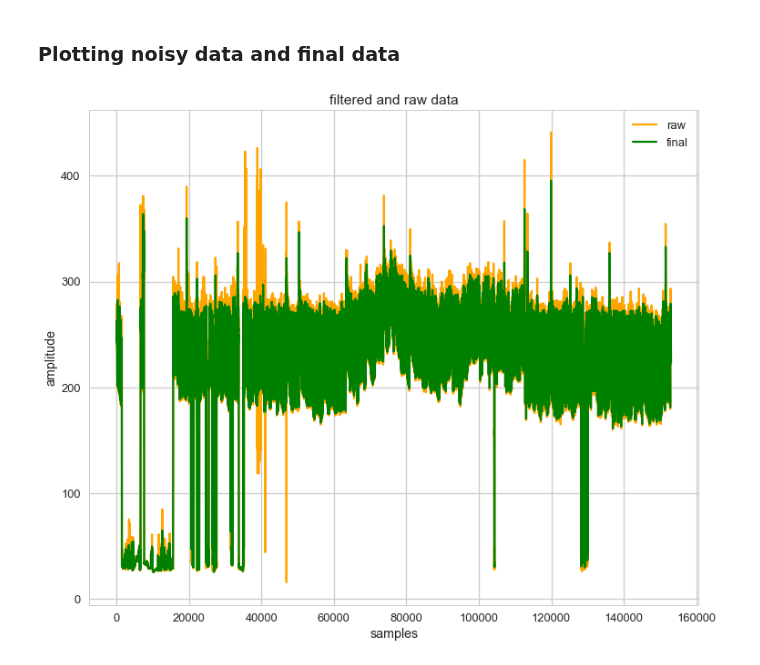
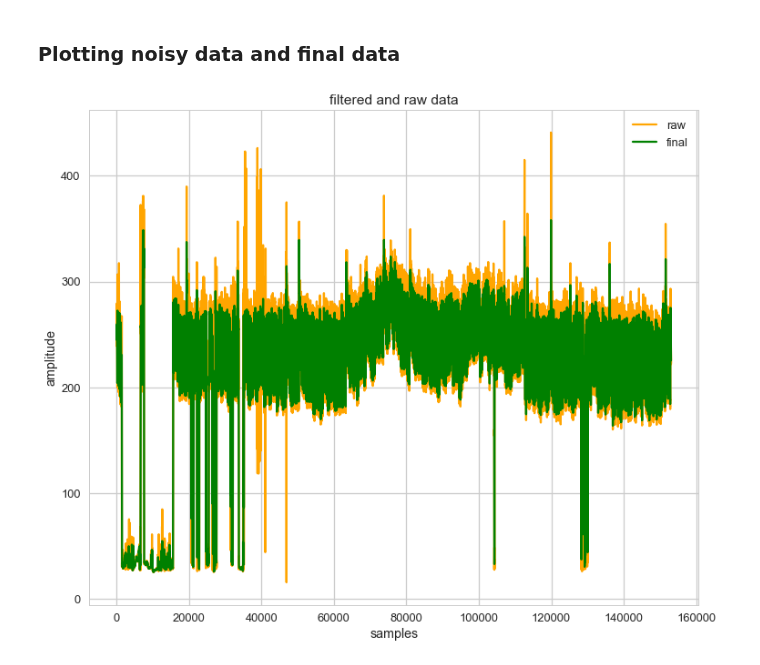
Before and after one commit to efemeryds/flow_exploration, a Jupyter notebook: notebooks/anomalies-detection-site-[7881].ipynb, the cells around one changed output. Saved outputs shown, nothing was run; the diff lists cells and outputs as text; code cells hidden in the pictures.

```diff
--- a/notebooks/anomalies-detection-site-[7881].ipynb
+++ b/notebooks/anomalies-detection-site-[7881].ipynb
@@ -271,22 +268,22 @@ plt.show()
 # %%
 x = a_training['time']
 y = a_training['raw']
 df = pd.Series(y)
 # take EWMA in both directions then average them
-fwd = ewma(df,span=10).mean() # take EWMA in fwd direction
-bwd = ewma(df[::-1],span=10).mean() # take EWMA in bwd direction
+fwd = ewma(df,span=20).mean() # take EWMA in fwd direction
+bwd = ewma(df[::-1],span=20).mean() # take EWMA in bwd direction
 filtered = np.vstack(( fwd, bwd[::-1] )) # lump fwd and bwd together
 filtered = np.mean(filtered, axis=0 ) # average
 plt.figure(figsize=(12,10))
 plt.title('filtered and raw data')
 plt.plot(y, color = 'orange', label="raw")
 plt.plot(filtered, color='green', label="final")
 plt.xlabel('samples')
 plt.ylabel('amplitude')
 plt.legend()
 plt.show()
 # %% [output]
-[figure, old version]
+[figure, new version]
 # %%
 a_training['filtered'] = filtered
 # %%
```
Also changed, not shown: parts of 5 cells of this notebook, 1 other file.
